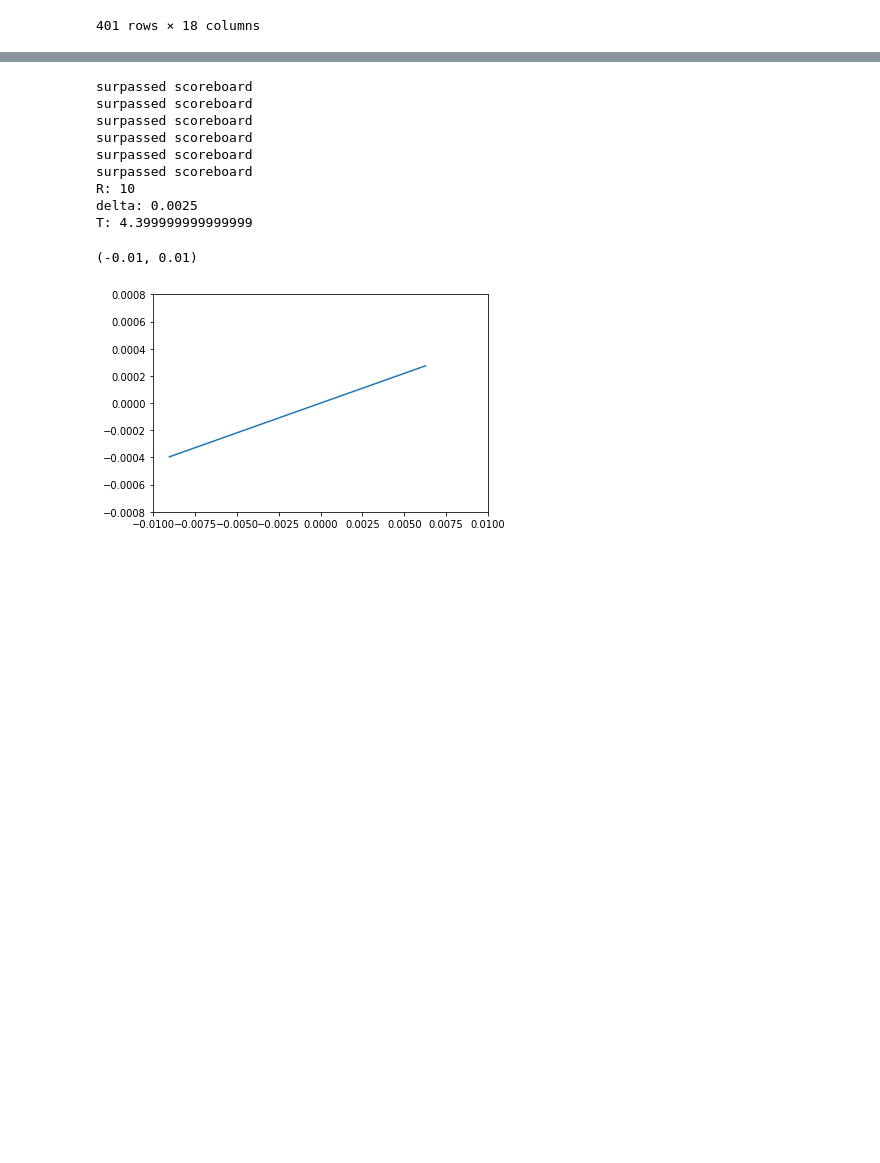
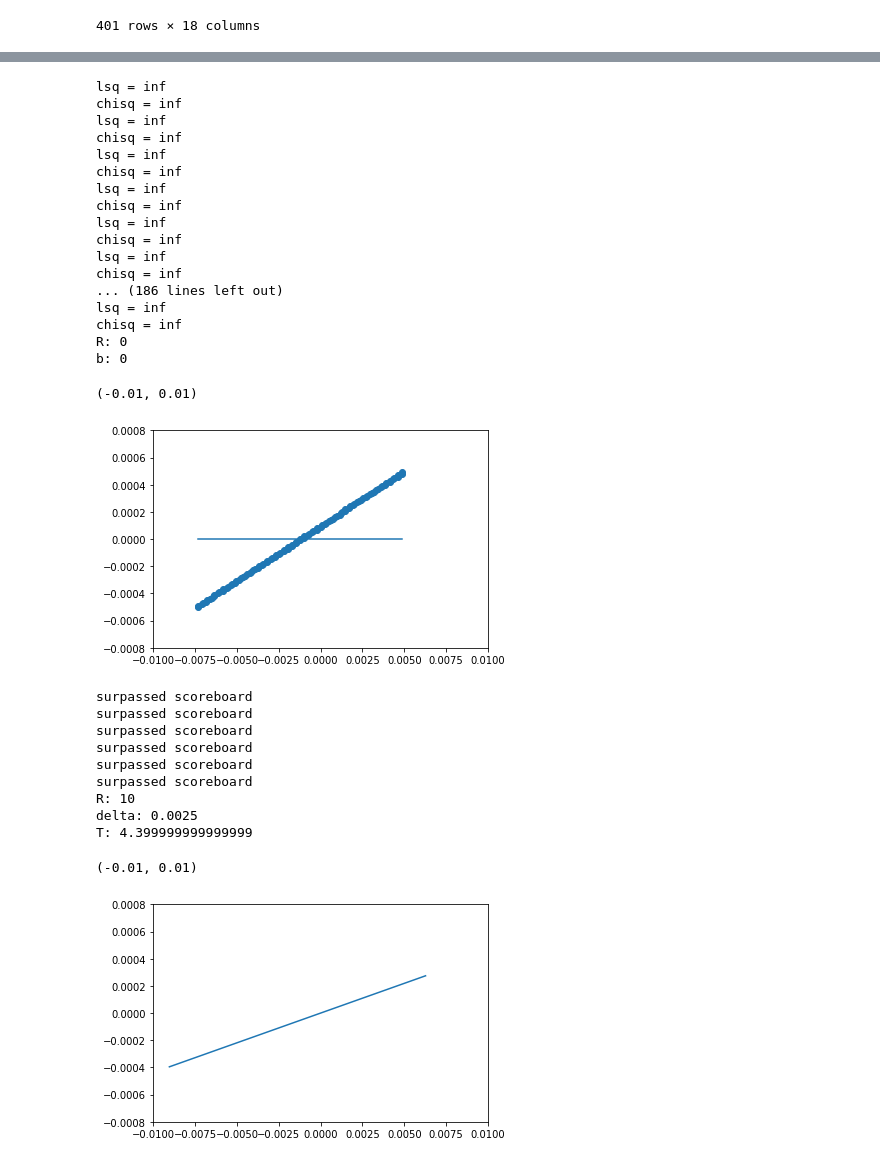
Before and after one commit to indibl99/adv_lab, a Jupyter notebook: sup_junc.ipynb, the cells around one changed output, grey strips where cells are left out. Cells and saved outputs as stored; diff of their text form; code cells hidden in the pictures; blank space fills up the shorter version.

```diff
--- a/sup_junc.ipynb
+++ b/sup_junc.ipynb
@@ -40,6 +44,17 @@ SIN_Vinc_err = data['SIN_1_1_inc_V_err'][0:100]
 SIN_Vdec = data['SIN_1_1_dec_V'][0:100]
 SIN_Idec = data['SIN_1_1_dec_I'][0:100]
 SIN_Vdec_err = data['SIN_1_1_dec_V_err'][0:100]
+# %%
+def NINcurr(v, params=[]):
+    r_0 = params[0]
+    b   = params[1]
+
+    i   = np.zeros(len(v))
+
+    for j in range(len(v)):
+        i[j] = v[j] * r_0 + b
+
+    return i
 # %%
 def SINcurr(v, params=[]):
     # energy and temperature measured in voltage units
@@ -190,3 +252,30 @@ def herbert(v, current, current_err, firstGuess = []):
+# %%
+optim_R, optim_b = herbertNIN(NIN_Vinc, NIN_Iinc, NIN_Vinc_err, [.12, .05, 0, .0002])
+
+plt.plot(NIN_Vinc, NINcurr(NIN_Vinc, [optim_R, optim_b]))
+plt.scatter(NIN_Vinc, NIN_Iinc)
+plt.ylim(-0.0008, 0.0008)
+plt.xlim(-0.01, 0.01)
+# %% [output]
+lsq = inf
+chisq = inf
+lsq = inf
+chisq = inf
+lsq = inf
+chisq = inf
+lsq = inf
+chisq = inf
+lsq = inf
+chisq = inf
+lsq = inf
+chisq = inf
+... (186 lines left out)
+lsq = inf
+chisq = inf
+R: 0
+b: 0
+(-0.01, 0.01)
+[figure, added]
 # %%
 optim_R, optim_del, optim_T = herbert(SIN_Vinc, SIN_Iinc, SIN_Vinc_err, [12.46, 0.00259, 4.2])
 
```
Also changed, not shown: parts of 5 cells of this notebook.
